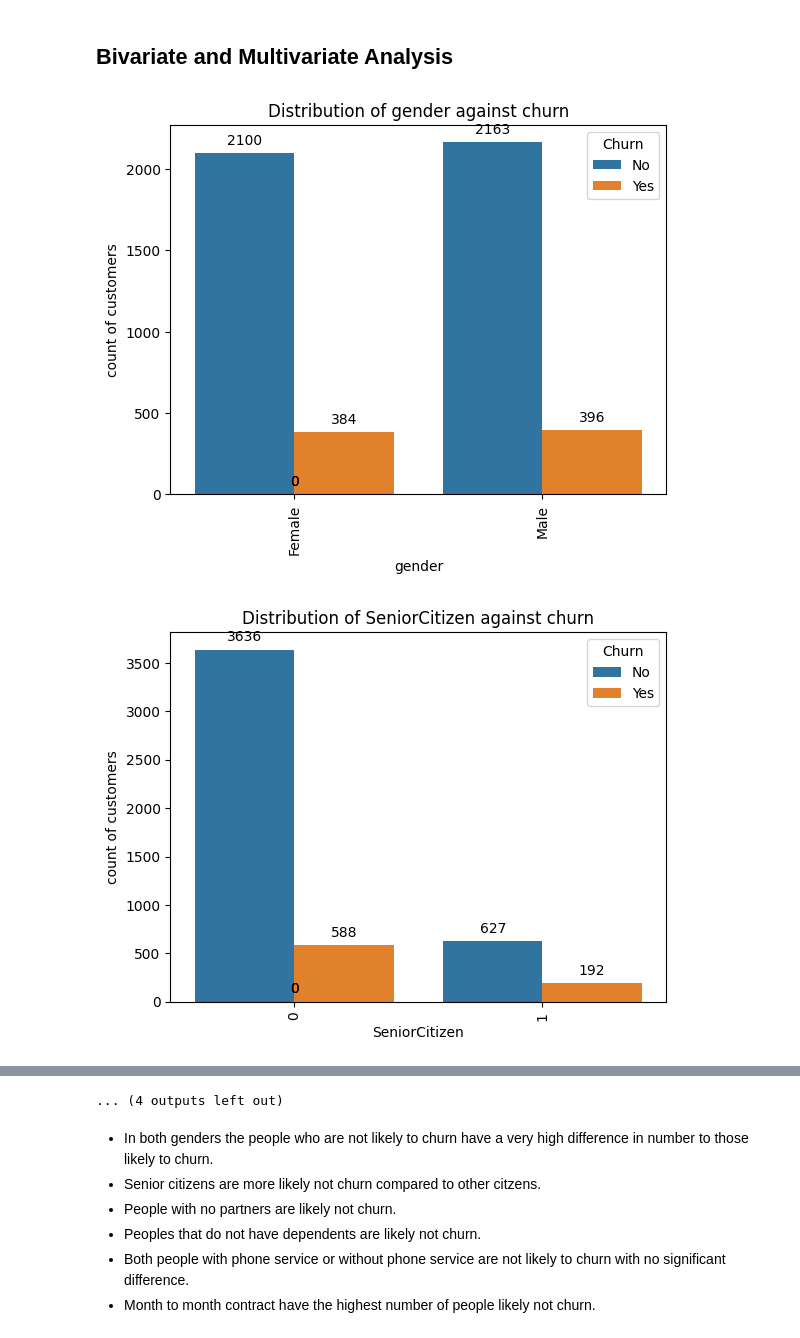
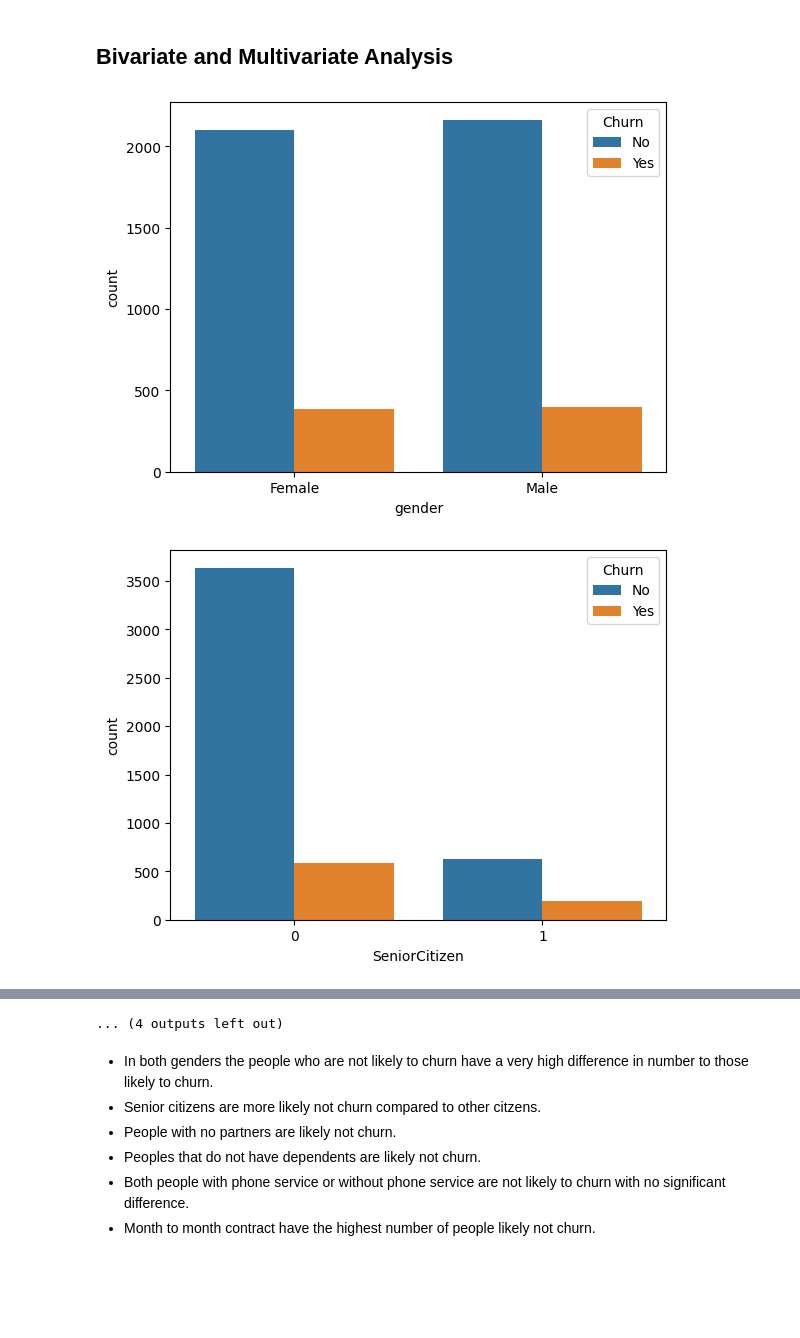
Before and after one commit to Theresah-Essuman/Customer-Churn-Analysis-for-a-Telecommunication-Company, a Jupyter notebook: Notebook/main.ipynb, the cells around one changed output, grey strips where cells are left out. Cells and saved outputs as stored; diff of their text form; code cells hidden in the pictures; blank space fills up the shorter version.

Commit message:
test prediction

```diff
--- a/Notebook/main.ipynb
+++ b/Notebook/main.ipynb
@@ -373,3 +377,7 @@ unique values: ['No' 'Yes']
+# %%
+#Dropping customerID from train_data
+merged_data.drop('customerID', axis=1, inplace=True)
+data_test.drop('customerID', axis=1, inplace=True)
 # %% [markdown]
 ### Univariate Analysis
 # %%
@@ -380,20 +388,3 @@ plt.show()
 # %% [markdown]
 - From the above , the dataset is not evenly distributed.
 - There are no duplicates found in the dataset.
-# %%
-# Distribution of the categorical columns
-for i, predictor in enumerate(merged_data.drop(columns=['TotalCharges', 'MonthlyCharges', 'customerID', 'tenure'])):
-    plt.figure(i)
-    plot=sns.countplot(data=merged_data, x=predictor)
-    plt.xticks(rotation=90)
-    plt.title(f'Distribution of {predictor}')
-    plt.xlabel(f'{predictor}')
-    plt.ylabel('count of customers')
-    # Annotate the bars with the actual counts
-    for p in plot.patches:
-        plot.annotate(format(p.get_height(), '.0f'),
-                      (p.get_x() + p.get_width() / 2., p.get_height()),
-                      ha = 'center', va = 'center',
-                      xytext = (0, 9),
-                      textcoords = 'offset points')
-    plt.show()
@@ -413,0 +391,5 @@ for i, predictor in enumerate(merged_data.drop(columns=['TotalCharges', 'Monthly
+# %%
+for i, predictor in enumerate(merged_data.drop(columns=['TotalCharges', 'MonthlyCharges', 'tenure']).columns):
+    plt.figure(i)
+    plot = sns.countplot(data=merged_data, x=predictor)
+    plt.show()
@@ -451,22 +447,11 @@ for column in ['TotalCharges', 'MonthlyCharges', 'tenure']:
 # %% [markdown]
 ## Bivariate and Multivariate Analysis
 # %%
-#Distribution of the categorical columns against churn
-for i, predictor in enumerate(merged_data.drop(columns=['Churn','TotalCharges', 'MonthlyCharges', 'customerID', 'tenure'])):
+# Distribution of the categorical columns against churn
+for i, predictor in enumerate(merged_data.drop(columns=['Churn', 'TotalCharges', 'MonthlyCharges', 'tenure']).columns):
     plt.figure(i)
-    plot=sns.countplot(data=merged_data, x=predictor, hue='Churn')
-    plt.xticks(rotation=90)
-    plt.title(f'Distribution of {predictor} against churn')
-    plt.xlabel(f'{predictor}')
-    plt.ylabel('count of customers')
-    # Annotate the bars with the actual counts
-    for p in plot.patches:
-        plot.annotate(format(p.get_height(), '.0f'),
-                      (p.get_x() + p.get_width() / 2., p.get_height()),
-                      ha = 'center', va = 'center',
-                      xytext = (0, 9),
-                      textcoords = 'offset points')
+    plot = sns.countplot(data=merged_data, x=predictor, hue='Churn')
     plt.show()
 # %% [output]
-[figure, old version]
+[figure, new version]
-[figure, old version]
+[figure, new version]
```
Also changed, not shown: parts of 36 cells of this notebook, 5 other files.
